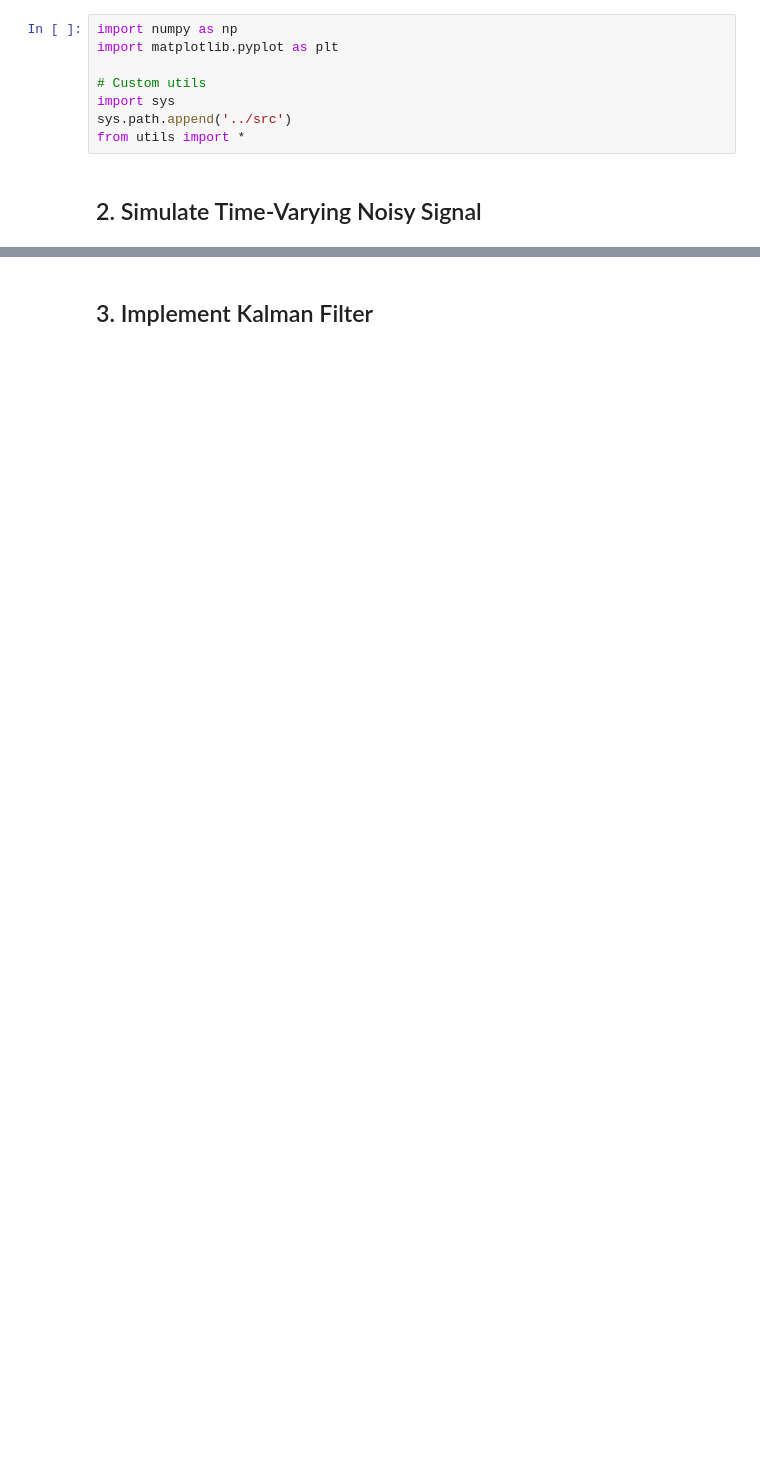
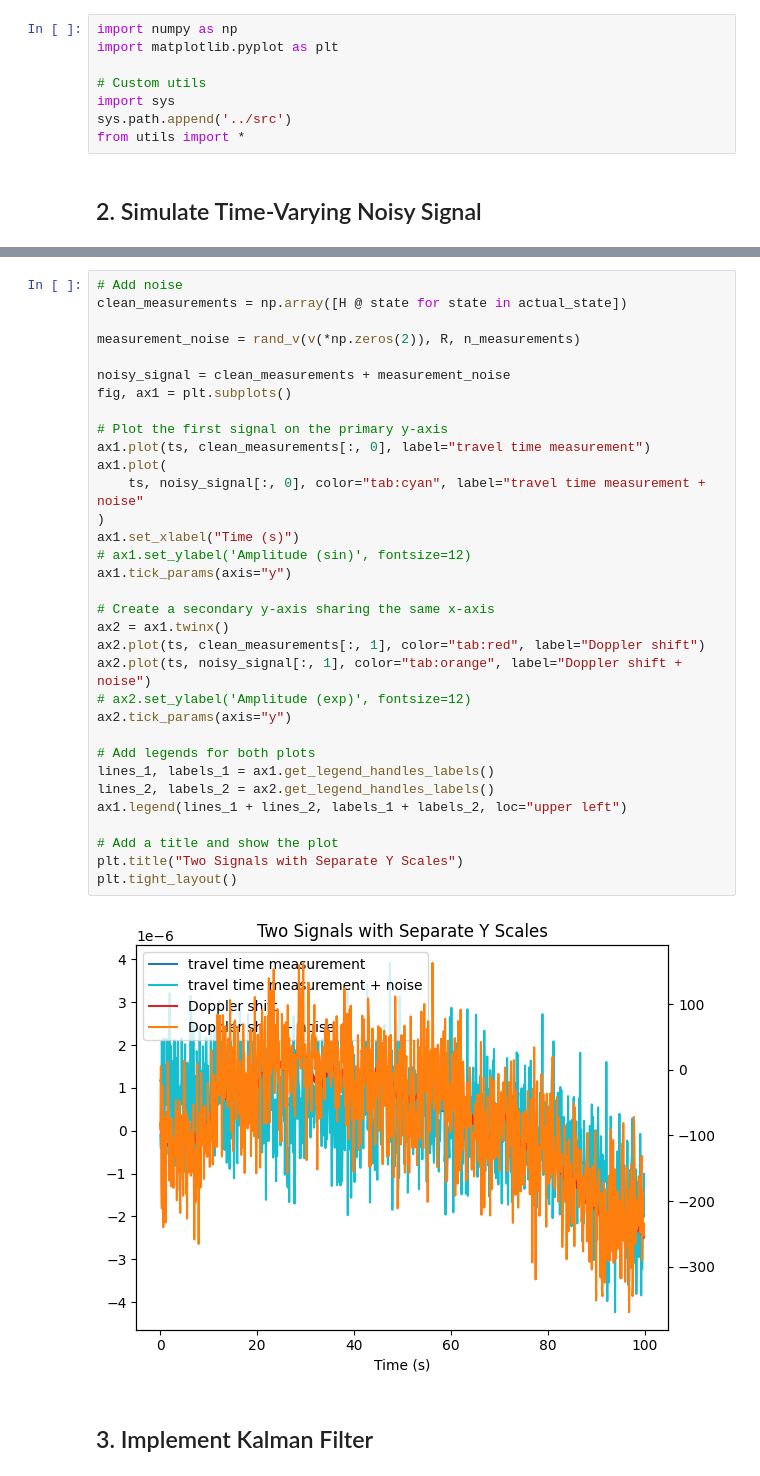
Before and after one commit to amosmatter/FS25_MSP_digitalcom, a Jupyter notebook: Project_KALM/notebook/Project4_Starter.ipynb, the cells around one changed output, grey strips where cells are left out. Drawn from its saved outputs; the diff is of its cells as text; blank space fills up the shorter version.

```diff
--- a/Project_KALM/notebook/Project4_Starter.ipynb
+++ b/Project_KALM/notebook/Project4_Starter.ipynb
@@ -36,3 +107,38 @@ plt.show()
+# %%
+# Add noise
+clean_measurements = np.array([H @ state for state in actual_state])
+
+measurement_noise = rand_v(v(*np.zeros(2)), R, n_measurements)
+
+noisy_signal = clean_measurements + measurement_noise
+fig, ax1 = plt.subplots()
+
+# Plot the first signal on the primary y-axis
+ax1.plot(ts, clean_measurements[:, 0], label="travel time measurement")
+ax1.plot(
+    ts, noisy_signal[:, 0], color="tab:cyan", label="travel time measurement + noise"
+)
+ax1.set_xlabel("Time (s)")
+# ax1.set_ylabel('Amplitude (sin)', fontsize=12)
+ax1.tick_params(axis="y")
+
+# Create a secondary y-axis sharing the same x-axis
+ax2 = ax1.twinx()
+ax2.plot(ts, clean_measurements[:, 1], color="tab:red", label="Doppler shift")
+ax2.plot(ts, noisy_signal[:, 1], color="tab:orange", label="Doppler shift + noise")
+# ax2.set_ylabel('Amplitude (exp)', fontsize=12)
+ax2.tick_params(axis="y")
+
+# Add legends for both plots
+lines_1, labels_1 = ax1.get_legend_handles_labels()
+lines_2, labels_2 = ax2.get_legend_handles_labels()
+ax1.legend(lines_1 + lines_2, labels_1 + labels_2, loc="upper left")
+
+# Add a title and show the plot
+plt.title("Two Signals with Separate Y Scales")
+plt.tight_layout()
+# %% [output]
+[figure, added]
 # %% [markdown]
 ## 3. Implement Kalman Filter
 # %%
```
Also changed, not shown: parts of 8 cells of this notebook, 2 other files.
